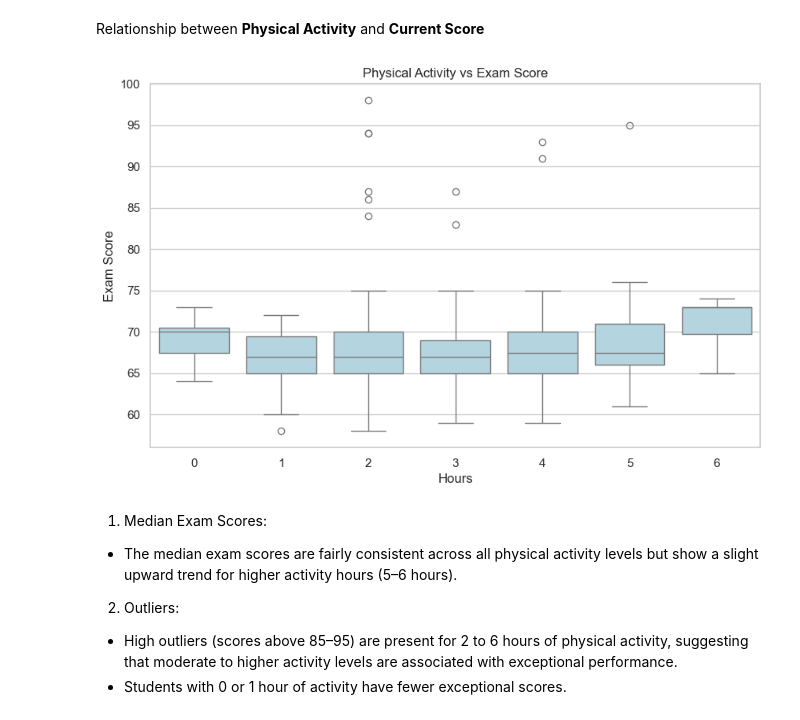
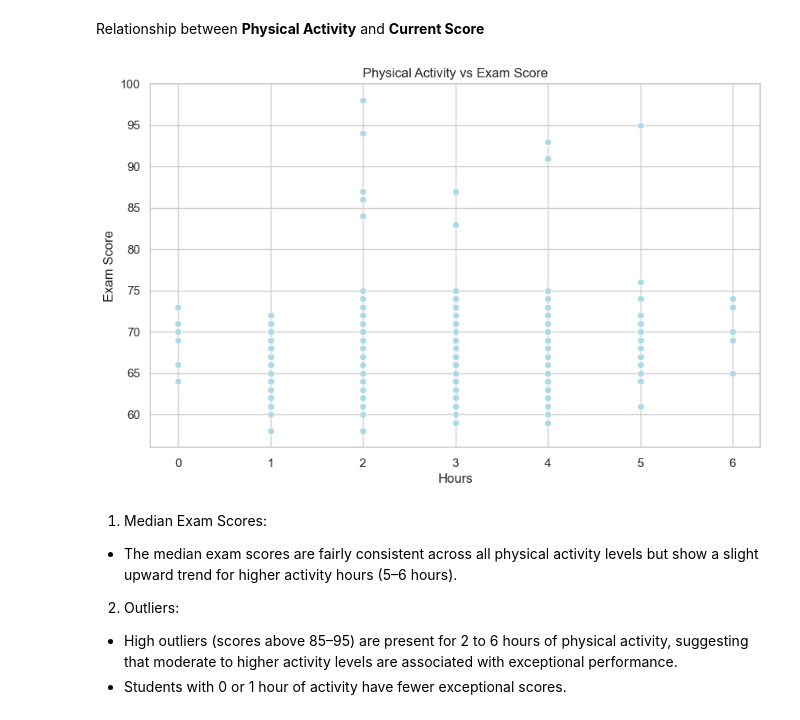
Before and after one commit to tlong-ds/student_perform, a Jupyter notebook: [STATISTICS] STUDENT PERFORMANCE ANALYSIS.ipynb, the cells around one changed output. Cells and saved outputs as stored; diff of their text form; code cells hidden in the pictures.

```diff
--- a/[STATISTICS] STUDENT PERFORMANCE ANALYSIS.ipynb
+++ b/[STATISTICS] STUDENT PERFORMANCE ANALYSIS.ipynb
@@ -390,13 +388,13 @@ plt.show()
 Relationship between **Physical Activity** and **Current Score**
 # %%
 plt.figure(figsize=(10, 6))
-sns.boxplot(x='Physical_Activity', y='Exam_Score', data=df, color = "lightblue")
+sns.scatterplot(x='Physical_Activity', y='Exam_Score', data=df, color = "lightblue")
 plt.title('Physical Activity vs Exam Score')
 plt.xlabel('Hours')
 plt.ylabel('Exam Score')
 plt.show()
 # %% [output]
-[figure, old version]
+[figure, new version]
 # %% [markdown]
 1. Median Exam Scores:
 - The median exam scores are fairly consistent across all physical activity levels but show a slight upward trend for higher activity hours (5–6 hours).
```
Also changed, not shown: parts of 120 cells of this notebook.
